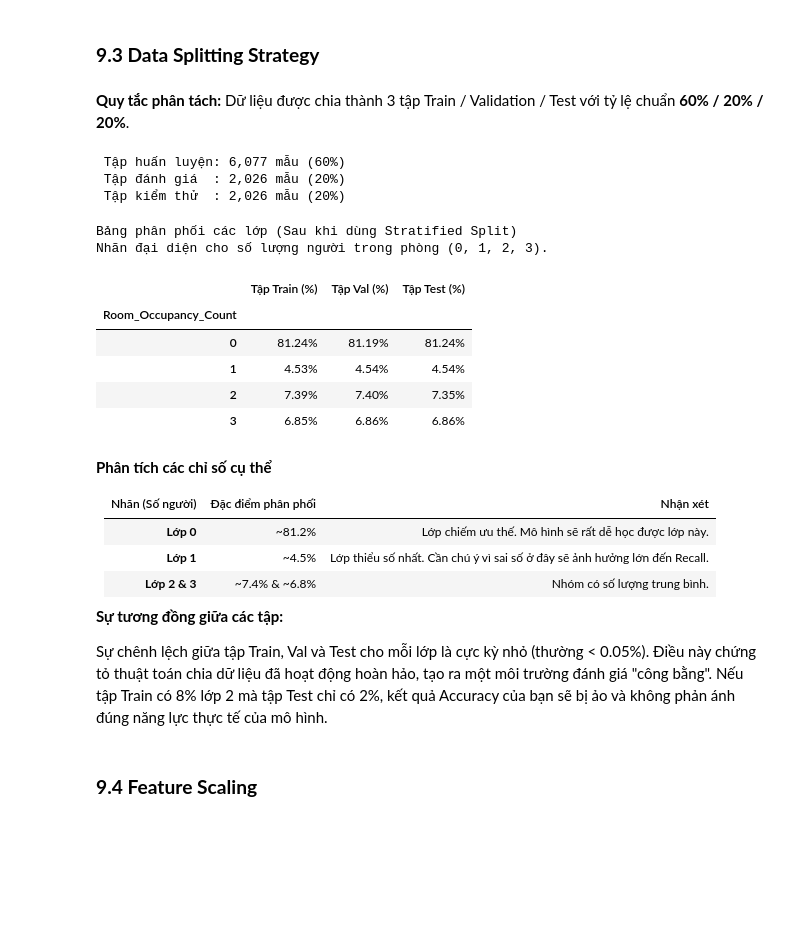
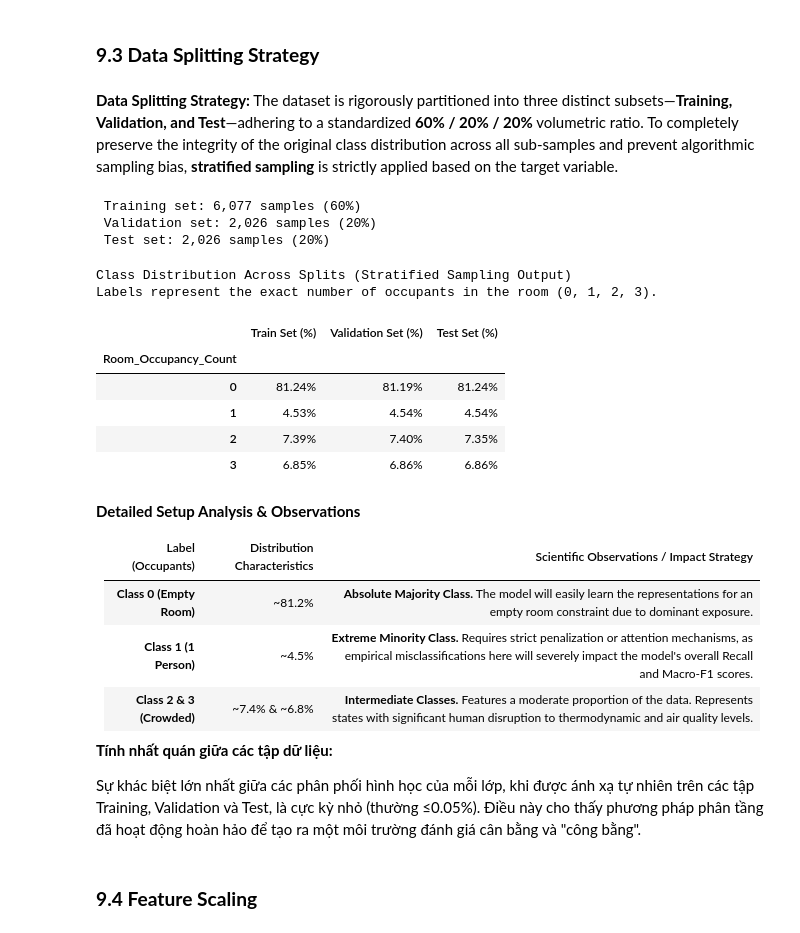
Before and after one commit to ThanhChuong12/Supervised-Learning-Regression-Classification, a Jupyter notebook: code/Part2_Classification/01_eda_and_preprocessing.ipynb, the cells around one changed output. Saved outputs shown, nothing was run; the diff lists cells and outputs as text; code cells hidden in the pictures; blank space fills up the shorter version.

```diff
--- a/code/Part2_Classification/01_eda_and_preprocessing.ipynb
+++ b/code/Part2_Classification/01_eda_and_preprocessing.ipynb
@@ -703,7 +703,7 @@ Quá trình Feature Engineering không phải là việc ép dữ liệu một c
 # %% [markdown]
 ### **9.3 Data Splitting Strategy**
 # %% [markdown]
-**Quy tắc phân tách:** Dữ liệu được chia thành 3 tập Train / Validation / Test với tỷ lệ chuẩn **60% / 20% / 20%**.
+**Data Splitting Strategy:** The dataset is rigorously partitioned into three distinct subsets—**Training, Validation, and Test**—adhering to a standardized **60% / 20% / 20%** volumetric ratio. To completely preserve the integrity of the original class distribution across all sub-samples and prevent algorithmic sampling bias, **stratified sampling** is strictly applied based on the target variable.
 # %%
 # 1. Separate input features and target variable
 X = df_fe.drop(columns=['Room_Occupancy_Count'])
@@ -722,56 +722,56 @@ X_train, X_val, y_train, y_val = train_test_split(
     stratify=y_temp
 )
 
-print(f" Tập huấn luyện: {X_train.shape[0]:,} mẫu ({len(X_train)/len(df_fe)*100:.0f}%)")
-print(f" Tập đánh giá  : {X_val.shape[0]:,} mẫu ({len(X_val)/len(df_fe)*100:.0f}%)")
-print(f" Tập kiểm thử  : {X_test.shape[0]:,} mẫu ({len(X_test)/len(df_fe)*100:.0f}%)")
+print(f" Training set: {X_train.shape[0]:,} samples ({len(X_train)/len(df_fe)*100:.0f}%)")
+print(f" Validation set: {X_val.shape[0]:,} samples ({len(X_val)/len(df_fe)*100:.0f}%)")
+print(f" Test set: {X_test.shape[0]:,} samples ({len(X_test)/len(df_fe)*100:.0f}%)")
 # %% [output]
- Tập huấn luyện: 6,077 mẫu (60%)
- Tập đánh giá  : 2,026 mẫu (20%)
- Tập kiểm thử  : 2,026 mẫu (20%)
+ Training set: 6,077 samples (60%)
+ Validation set: 2,026 samples (20%)
+ Test set: 2,026 samples (20%)
 # %%
 # 1. Calculate the percentage distribution of classes in each dataset split
 train_dist = y_train.value_counts(normalize=True) * 100
 val_dist = y_val.value_counts(normalize=True) * 100
 test_dist = y_test.value_counts(normalize=True) * 100
 
 # 2. Combine them into a multi-column DataFrame for comparison
 distribution_df = pd.DataFrame({
-    'Tập Train (%)': train_dist,
-    'Tập Val (%)': val_dist,
-    'Tập Test (%)': test_dist
+    'Train Set (%)': train_dist,
+    'Validation Set (%)': val_dist,
+    'Test Set (%)': test_dist
 }).fillna(0).round(2).sort_index()
 
 # 3. Generate a visual report
-print("Bảng phân phối các lớp (Sau khi dùng Stratified Split)")
-print("Nhãn đại diện cho số lượng người trong phòng (0, 1, 2, 3).\n")
+print("Class Distribution Across Splits (Stratified Sampling Output)")
+print("Labels represent the exact number of occupants in the room (0, 1, 2, 3).\n")
 
 display(
     distribution_df.style
     .format("{:.2f}%")
     .background_gradient(cmap='YlOrRd', axis=1)
 )
 # %% [output]
-Bảng phân phối các lớp (Sau khi dùng Stratified Split)
-Nhãn đại diện cho số lượng người trong phòng (0, 1, 2, 3).
+Class Distribution Across Splits (Stratified Sampling Output)
+Labels represent the exact number of occupants in the room (0, 1, 2, 3).
-|  | Tập Train (%) | Tập Val (%) | Tập Test (%) |
+|  | Train Set (%) | Validation Set (%) | Test Set (%) |
 | Room_Occupancy_Count |  |  |  |
 | 0 | 81.24% | 81.19% | 81.24% |
 | 1 | 4.53% | 4.54% | 4.54% |
 | 2 | 7.39% | 7.40% | 7.35% |
 | 3 | 6.85% | 6.86% | 6.86% |
 # %% [markdown]
-**Phân tích các chỉ số cụ thể**
+**Detailed Setup Analysis & Observations**
 
-| Nhãn (Số người) | Đặc điểm phân phối | Nhận xét |
+| Label (Occupants) | Distribution Characteristics | Scientific Observations / Impact Strategy |
 | :--- | :--- | :--- |
-| **Lớp 0** | ~81.2% | Lớp chiếm ưu thế. Mô hình sẽ rất dễ học được lớp này. |
-| **Lớp 1** | ~4.5% | Lớp thiểu số nhất. Cần chú ý vì sai số ở đây sẽ ảnh hưởng lớn đến Recall. |
-| **Lớp 2 & 3** | ~7.4% & ~6.8% | Nhóm có số lượng trung bình. |
+| **Class 0 (Empty Room)** | ~81.2% | **Absolute Majority Class.** The model will easily learn the representations for an empty room constraint due to dominant exposure. |
+| **Class 1 (1 Person)** | ~4.5% | **Extreme Minority Class.** Requires strict penalization or attention mechanisms, as empirical misclassifications here will severely impact the model's overall Recall and Macro-F1 scores. |
+| **Class 2 & 3 (Crowded)** | ~7.4% & ~6.8% | **Intermediate Classes.** Features a moderate proportion of the data. Represents states with significant human disruption to thermodynamic and air quality levels. |
 
-**Sự tương đồng giữa các tập:**
+**Tính nhất quán giữa các tập dữ liệu:**
 
-Sự chênh lệch giữa tập Train, Val và Test cho mỗi lớp là cực kỳ nhỏ (thường < 0.05%). Điều này chứng tỏ thuật toán chia dữ liệu đã hoạt động hoàn hảo, tạo ra một môi trường đánh giá "công bằng". Nếu tập Train có 8% lớp 2 mà tập Test chỉ có 2%, kết quả Accuracy của bạn sẽ bị ảo và không phản ánh đúng năng lực thực tế của mô hình.
+Sự khác biệt lớn nhất giữa các phân phối hình học của mỗi lớp, khi được ánh xạ tự nhiên trên các tập Training, Validation và Test, là cực kỳ nhỏ (thường ≤0.05%). Điều này cho thấy phương pháp phân tầng đã hoạt động hoàn hảo để tạo ra một môi trường đánh giá cân bằng và "công bằng".
 # %% [markdown]
 ### **9.4 Feature Scaling**
 # %% [markdown]
```
Also changed, not shown: parts of 6 cells of this notebook.
